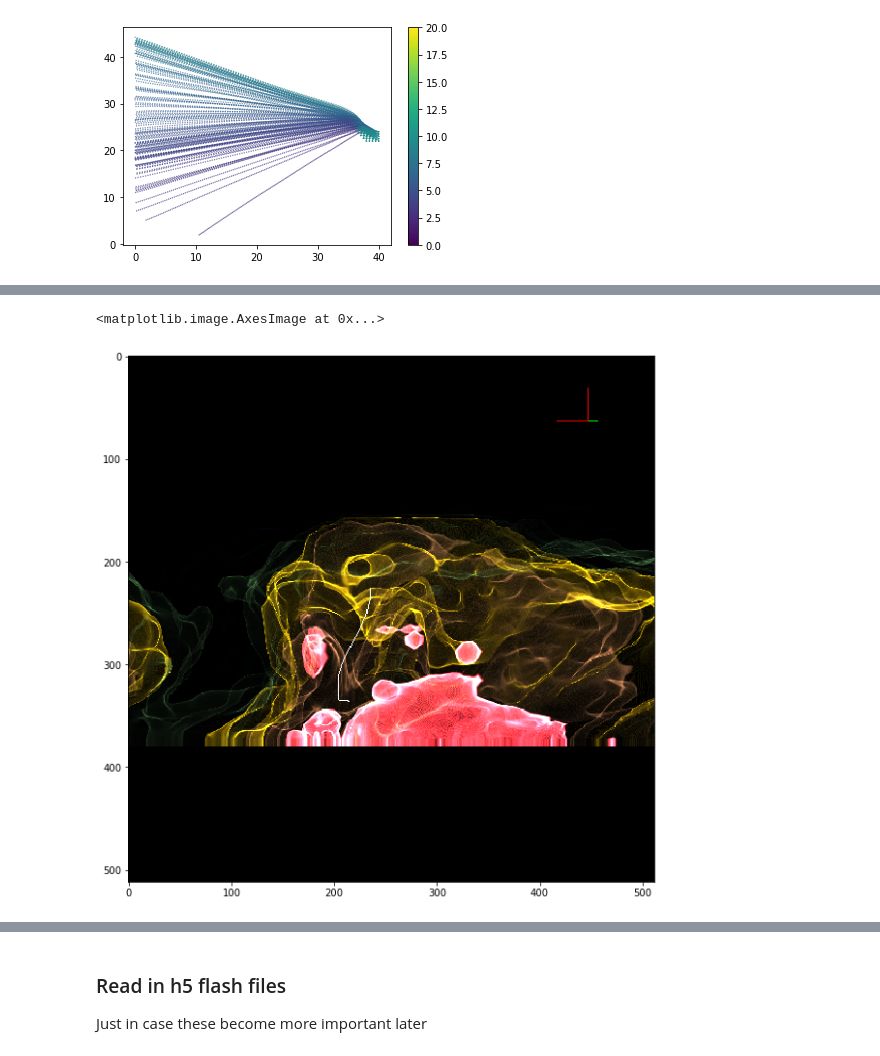
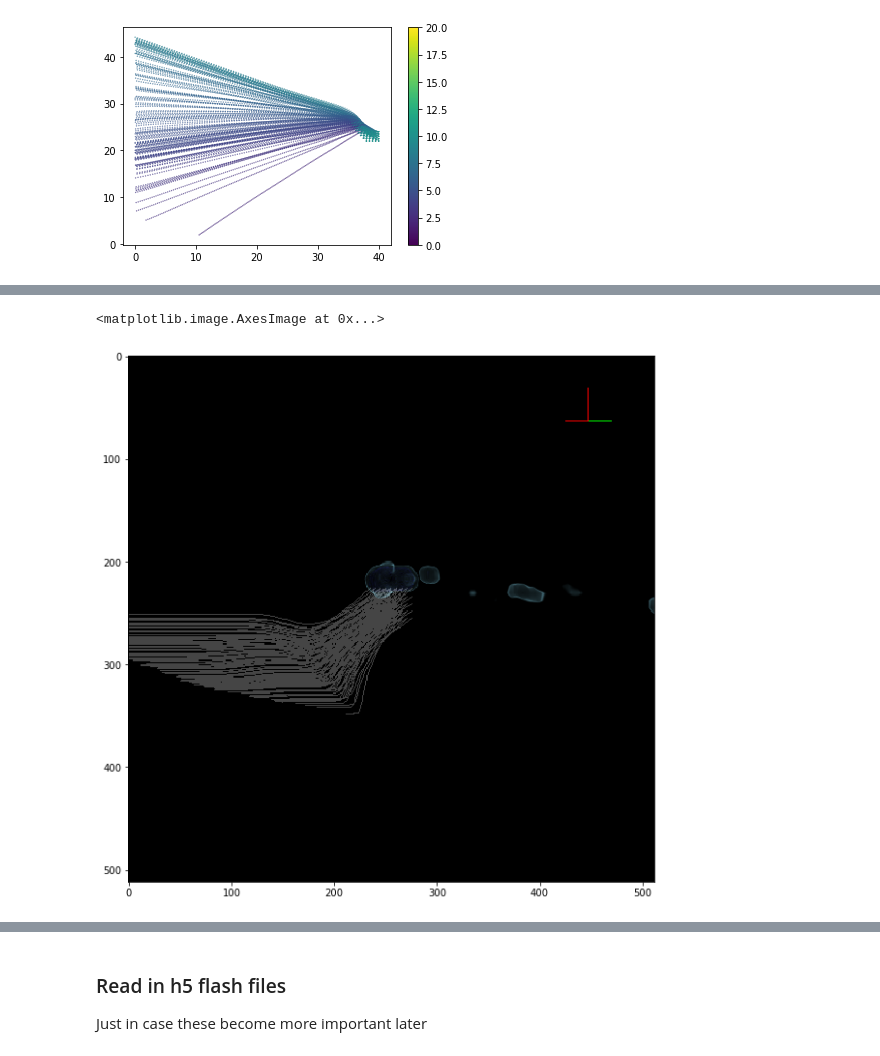
Before and after one commit to vbalderdash/varout_data, a Jupyter notebook: readout.ipynb, the cells around one changed output, grey strips where cells are left out. Saved outputs shown, nothing was run; the diff lists cells and outputs as text; code cells hidden in the pictures.

```diff
--- a/readout.ipynb
+++ b/readout.ipynb
@@ -409,0 +332,7 @@ import matplotlib.image as mpimg
+# %%
+hmml = yt.load_uniform_grid(lma_density,u.shape,
+                    length_unit='m',
+                    time_unit='s',
+                    velocity_unit='m/s',
+                    bbox=bbox,
+                    geometry=('cartesian',('z','y','x')))
@@ -409,0 +347,13 @@ import matplotlib.image as mpimg
+# %%
+ttest = np.zeros((50*np.sum(selects),2,3))
+for i in range(np.sum(selects)):
+    ttest[i*50:i*50+50,0,2] = np.array(tx.loc[selects])[i,:50]
+    ttest[i*50:i*50+50,1,2] = np.array(tx.loc[selects])[i,1:51]
+    ttest[i*50:i*50+50,0,1] = np.array(ty.loc[selects])[i,:50]
+    ttest[i*50:i*50+50,1,1] = np.array(ty.loc[selects])[i,1:51]
+    ttest[i*50:i*50+50,0,0] = np.array(tz.loc[selects])[i,:50]
+    ttest[i*50:i*50+50,1,0] = np.array(tz.loc[selects])[i,1:51]
+
+ttest = ttest * 1000. * yt.units.m
+colors = np.ones((50*np.sum(selects),4))*np.array([0.1,0.1,0.1,0.1])
+lselects = ~np.any(np.isnan(ttest),axis=(1,2))
@@ -410,21 +530,20 @@ import matplotlib.image as mpimg
 # %%
-# normal_vector = [0., -0.5, -0.5]
-normal_vector = [0., -0.2, -0.7]
+# tinterval = 180
+# for interval in range(tinterval):
+# normal_vector = [0., -np.sin(interval*2.*np.pi/tinterval), -np.cos(interval*2.*np.pi/tinterval)]
+normal_vector = [0., -0.5, -0.5]
 north_vector  = [1., 0., 0.]
 
-sc = yt.create_scene(hmm,field='dBZ',lens_type='perspective')
-# sc = yt.create_scene(hmm,field=('stream','dBZ'),lens_type='plane-parallel')
+# sc = yt.create_scene(hmm,field=('stream','dBZ'),lens_type='perspective')
+sc = yt.create_scene(hmml,field=('stream','poss'),lens_type='perspective')
 source = sc[0]
 
-source.set_field('dBZ')
+source.set_field('negs')
 source.set_log(False)
-bounds = (0,60)
+bounds = (-3,3)
 
 camera = sc.add_camera()
 camera.set_focus(((8700.,'m'),(22000.,'m'),(38000.,'m')))
-# camera.set_focus(((8700.,'m'),(30250.,'m'),(45350.,'m')))
-# camera.set_position(((8700.,'m'),(0.,'m'),(20000.,'m')))
-# camera.pitch(-np.pi/2)
 camera.switch_orientation(normal_vector=normal_vector,
                           north_vector=north_vector)
 
@@ -432,11 +551,16 @@ camera.switch_orientation(normal_vector=normal_vector,
 # to be specified in log space.
 tf = yt.ColorTransferFunction(bounds)
 sc.camera.width = (35000,'m')
-tf.add_layers(6,colormap=ct.Carbone42)
+# tf.add_layers(5, colormap=pyart.graph.cm.NWSVel)
+tf.add_layers(4, 0.02, col_bounds=[-3, 3],
+              alpha=np.ones(4, dtype='float64'), colormap=pyart.graph.cm.BuDRd18_r)
+# tf.grey_opacity = True
 
 source.tfh.tf = tf
-source.tfh.bounds=bounds
-source.tfh.plot('tranfer_function.png',profile_field='dBZ')
+# source.tfh.plot('tranfer_function.png',profile_field='dBZ')
+
+# dens = VolumeSource(hmml,field='negs')
+# sc.add_source(dens)
 
 # add streamlines
 c = hmm.domain_center
@@ -446,11 +570,11 @@ pos_dx = np.random.random((N,3))*scale-scale/2.
 pos = c+pos_dx
 sc.annotate_axes(alpha=2)
 
-lines = LineSource(ttest[:50],colors[:50])
-# lines = LineSource(ttest, colors)
+lines = LineSource(ttest[lselects],colors[lselects])
 sc.add_source(lines)
 
-sc.save('rendering.png',sigma_clip=0.001)
+# sc.save('rendering_{0:03d}.png'.format(interval),sigma_clip=0.5)
+sc.save('rendering.png',sigma_clip=0.5)
 plt.figure(figsize=(10,10))
 img = mpimg.imread('rendering.png')
 plt.imshow(img)
@@ -461,2 +585,2 @@ yt : [INFO     ] 2017-11-01 15:08:35,308 Saving render rendering.png
 <matplotlib.image.AxesImage at 0x...>
-[figure, old version]
+[figure, new version]
```
Also changed, not shown: parts of 48 cells of this notebook.
